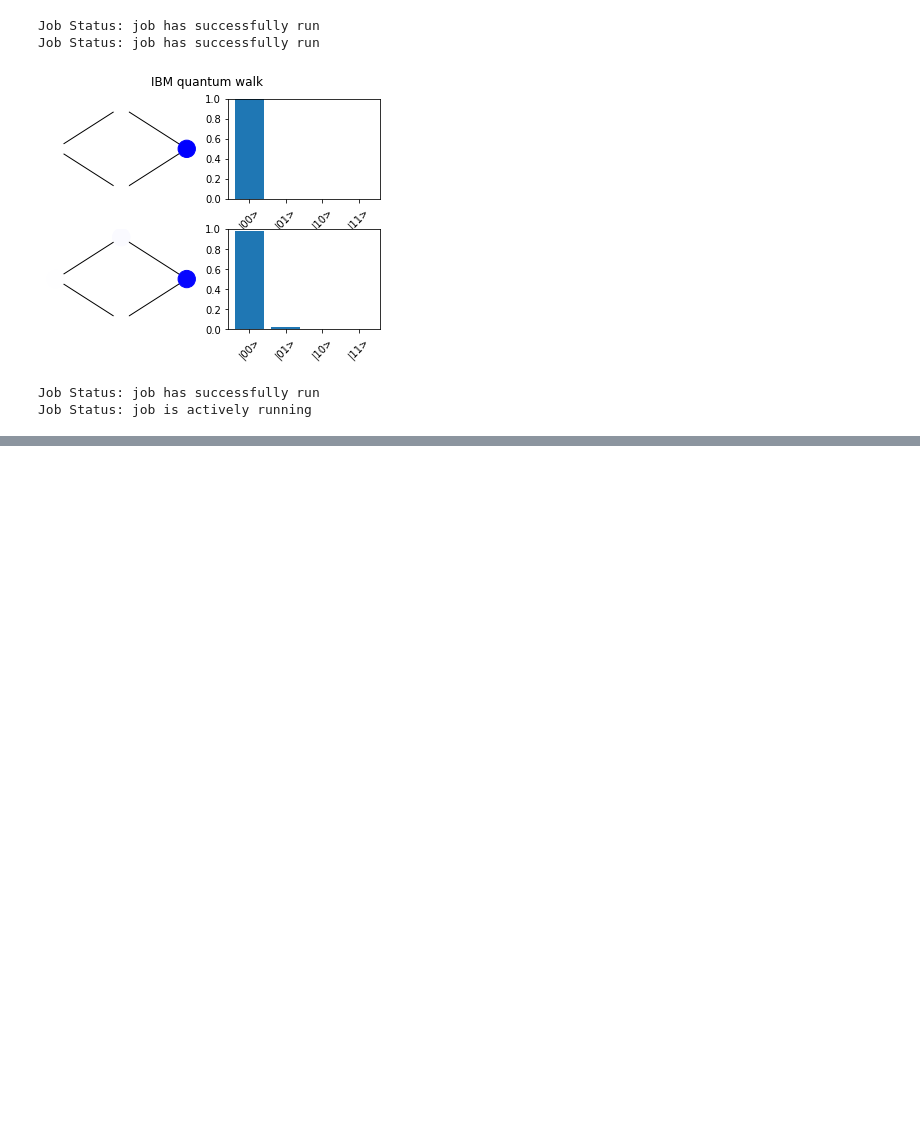
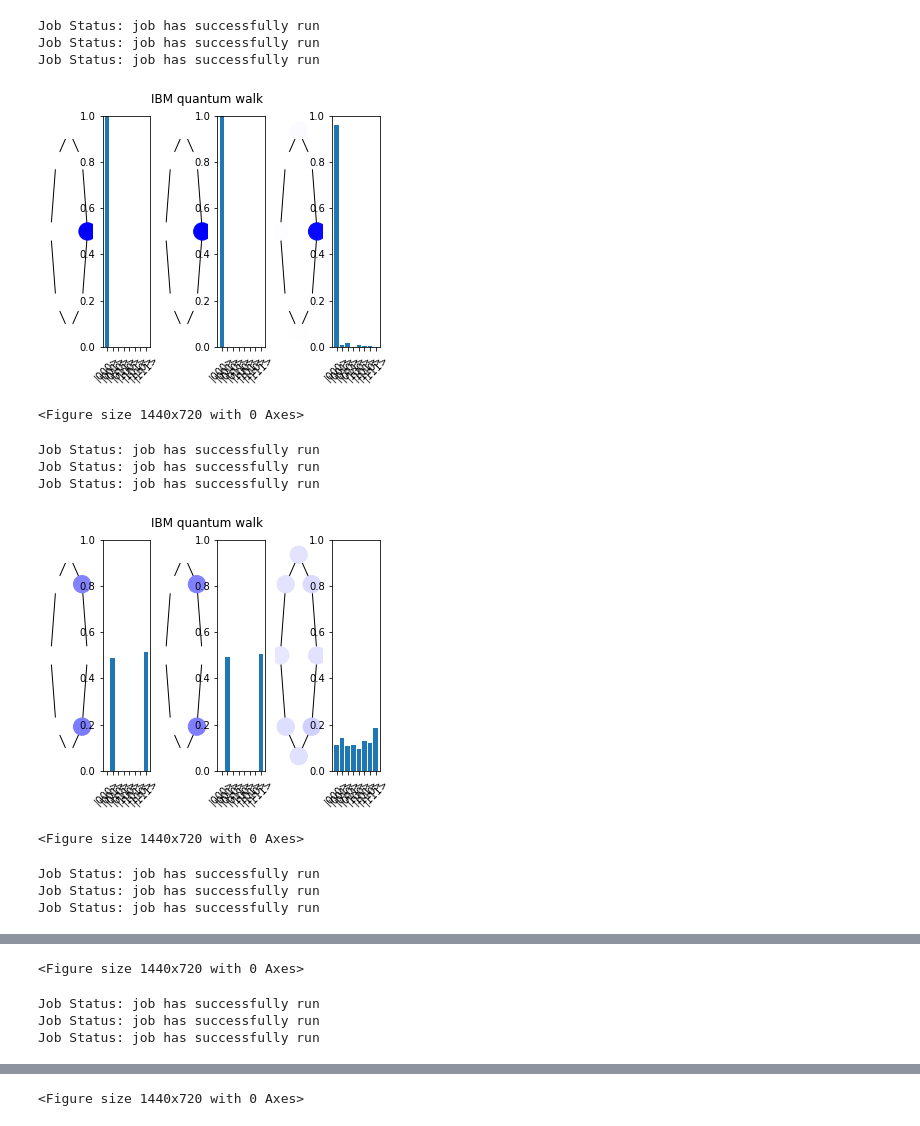
Before and after one commit to biswaroopmukherjee/Quantum-Waddle, a Jupyter notebook: 1D walk on IBM.ipynb, the cells around one changed output, grey strips where cells are left out. Saved outputs shown, nothing was run; the diff lists cells and outputs as text; code cells hidden in the pictures; blank space fills up the shorter version.

Commit message:
added classical random walk

```diff
--- a/1D walk on IBM.ipynb
+++ b/1D walk on IBM.ipynb
@@ -38,29 +38,35 @@ def decrement_gate(circuit, qpos, qcoin):
         circuit.mct([qcoin[0]]+qpos[i+1:], qpos[i], None, mode='noancilla')
         if i+1 < n: circuit.x(qpos[i+1:])
 
-def step(circuit, qpos, qcoin):
+def step(circuit, qpos, qcoin,cpos,simulatorType):
     circuit.h(qcoin)
     circuit.barrier()
     increment_gate(circuit, qpos, qcoin)
     circuit.barrier()
     decrement_gate(circuit, qpos, qcoin)
     circuit.barrier()
+    if simulatorType == 'classical':
+        circuit.measure(qpos,cpos)
 
 def run(steps,simulatorType):
     # steps = number of quantum walks steps
-    # simulatorType = 'sim' or 'quantum' fruit1 == 'Apple'
+    # simulatorType = 'sim', 'quantum' or 'classical'
 
     if simulatorType == 'sim':
         simulator = Aer.get_backend('qasm_simulator')
+    elif simulatorType == 'quantum':
+        simulator = provider.get_backend('ibmq_5_yorktown')
+    elif simulatorType == 'classical':
+        simulator = Aer.get_backend('qasm_simulator')
     else:
-        simulator = provider.get_backend('ibmq_5_yorktown')
+        simulator = Aer.get_backend('qasm_simulator')
 
     qpos = QuantumRegister(n,'qc')
     qcoin = QuantumRegister(1,'qanc')
     cpos = ClassicalRegister(n,'cr')
     circuit = QuantumCircuit(qpos, qcoin, cpos)
     for i in range(steps):
-        step(circuit, qpos, qcoin)
+        step(circuit, qpos, qcoin,cpos, simulatorType)
     # # Map the quantum measurement to the classical bits
     circuit.measure(qpos,cpos)
     # # Execute the circuit on the qasm simulator
@@ -93,46 +99,65 @@ def plotCircleGraph(propabilities):
 # run and plot 1D walk
 
 steps = 3
-n=2
+n=3
 
 for i in range(steps+1):
+    #run classical random walk
+    countsClassical = run(i,'classical')
+    propClassical = counts_to_prob_1d(countsClassical)
     #run quantum simulation
     countsSim = run(i,'sim')
     propSim = counts_to_prob_1d(countsSim)
     #run the real thing
     countsQuantum = run(i,'quantum')
     propQuantum = counts_to_prob_1d(countsQuantum)
 
     #plotting
     names = []
     formatLabel = '{0:0'+str(n)+'b}'
     for idx in range(2**n):
         names.append('|' + formatLabel.format(idx) +'>')
 
+    plt.suptitle('simulated quantum walk')
+    plt.subplot(161)
+    plotCircleGraph(propClassical)
+    plt.subplot(162)
+    plt.bar(names,propClassical)
+    plt.ylim(0,1)
+    plt.xticks(rotation=45)
 
     plt.suptitle('simulated quantum walk')
-    plt.subplot(221)
+    plt.subplot(163)
     plotCircleGraph(propSim)
-    plt.subplot(222)
+    plt.subplot(164)
     plt.bar(names,propSim)
     plt.ylim(0,1)
     plt.xticks(rotation=45)
 
     plt.suptitle('IBM quantum walk')
-    plt.subplot(223)
+    plt.subplot(165)
     plotCircleGraph(propQuantum)
-    plt.subplot(224)
+    plt.subplot(166)
     plt.bar(names,propQuantum)
     plt.ylim(0,1)
     plt.xticks(rotation=45)
 
     plt.subplots_adjust(bottom=0.1, hspace = 0.3, top=0.9)
 
+    plt.figure(figsize=(20,10))
     plt.show()
     plt.close()
 # %% [output]
 Job Status: job has successfully run
 Job Status: job has successfully run
+Job Status: job has successfully run
-[figure, old version]
+[figure, new version]
-Job Status: job has successfully run
-Job Status: job is actively running
+<Figure size 1440x720 with 0 Axes>
+Job Status: job has successfully run
+Job Status: job has successfully run
+Job Status: job has successfully run
+[figure, added]
+<Figure size 1440x720 with 0 Axes>
+Job Status: job has successfully run
+Job Status: job has successfully run
+Job Status: job has successfully run
@@ -138,0 +165,4 @@ Job Status: job is actively running
+<Figure size 1440x720 with 0 Axes>
+Job Status: job has successfully run
+Job Status: job has successfully run
+Job Status: job has successfully run
@@ -138,0 +170 @@ Job Status: job is actively running
+<Figure size 1440x720 with 0 Axes>
```
Also changed, not shown: parts of 2 cells of this notebook.
